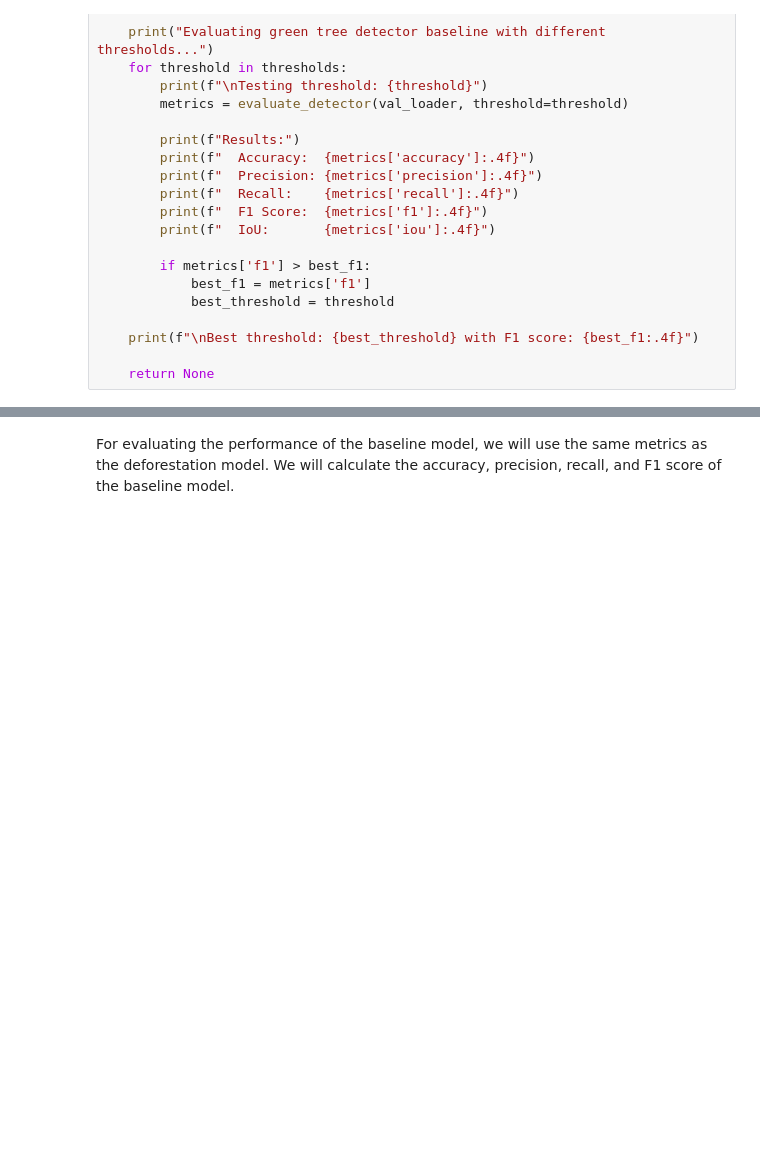
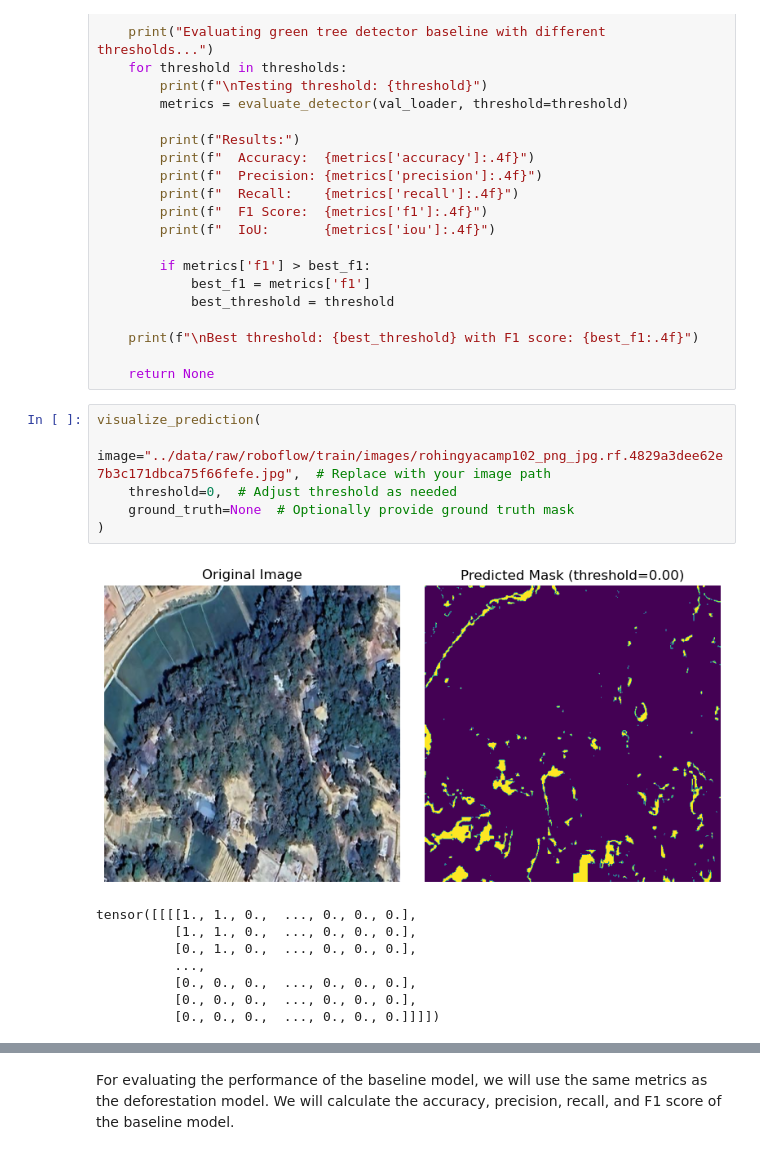
Before and after one commit to KarolineKlan/advanced_ba_project, a Jupyter notebook: notebooks/baseline_notebook.ipynb, the cells around one changed output, grey strips where cells are left out. Cells and saved outputs as stored; diff of their text form; blank space fills up the shorter version.

```diff
--- a/notebooks/baseline_notebook.ipynb
+++ b/notebooks/baseline_notebook.ipynb
@@ -187,5 +185,20 @@ def main(cfg: DictConfig):
     print(f"\nBest threshold: {best_threshold} with F1 score: {best_f1:.4f}")
 
     return None
+# %%
+visualize_prediction(
+    image="../data/raw/roboflow/train/images/rohingyacamp102_png_jpg.rf.4829a3dee62e7b3c171dbca75f66fefe.jpg",  # Replace with your image path
+    threshold=0,  # Adjust threshold as needed
+    ground_truth=None  # Optionally provide ground truth mask
+)
+# %% [output]
+[figure, added]
+tensor([[[[1., 1., 0.,  ..., 0., 0., 0.],
+          [1., 1., 0.,  ..., 0., 0., 0.],
+          [0., 1., 0.,  ..., 0., 0., 0.],
+          ...,
+          [0., 0., 0.,  ..., 0., 0., 0.],
+          [0., 0., 0.,  ..., 0., 0., 0.],
+          [0., 0., 0.,  ..., 0., 0., 0.]]]])
 # %%
 main()
```
Also changed, not shown: parts of 3 cells of this notebook, 1 other file.
